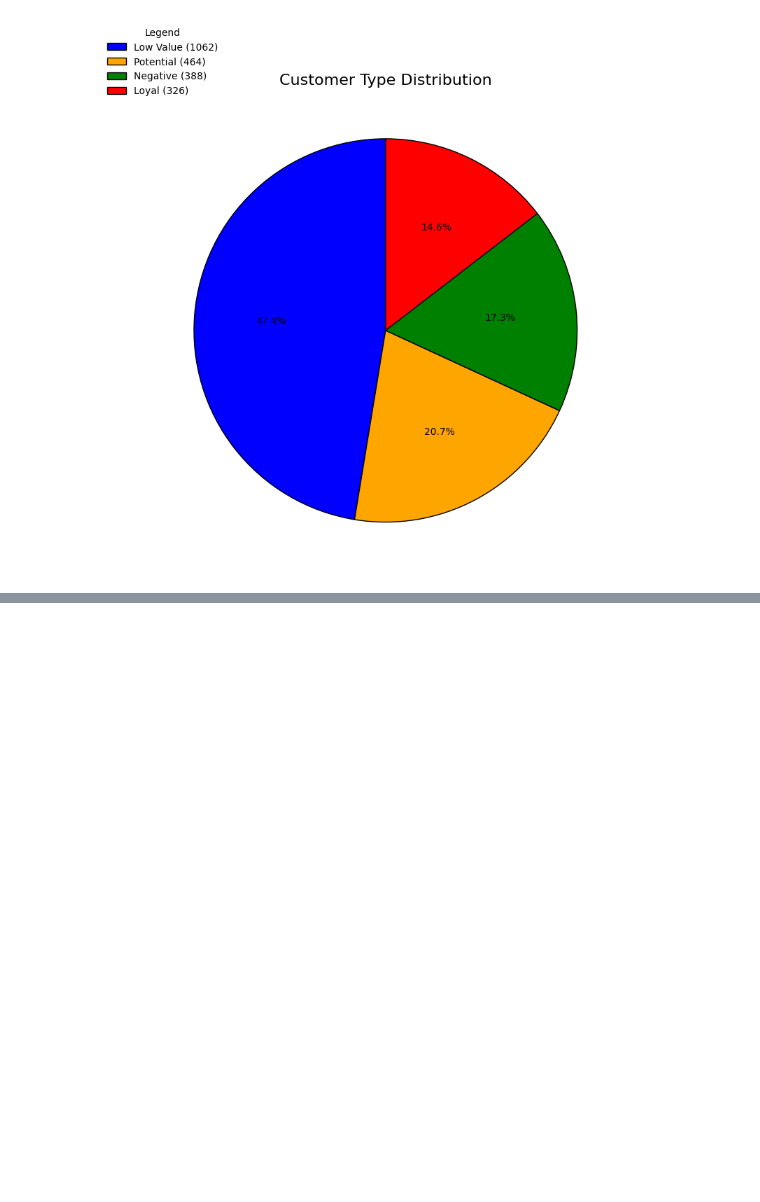
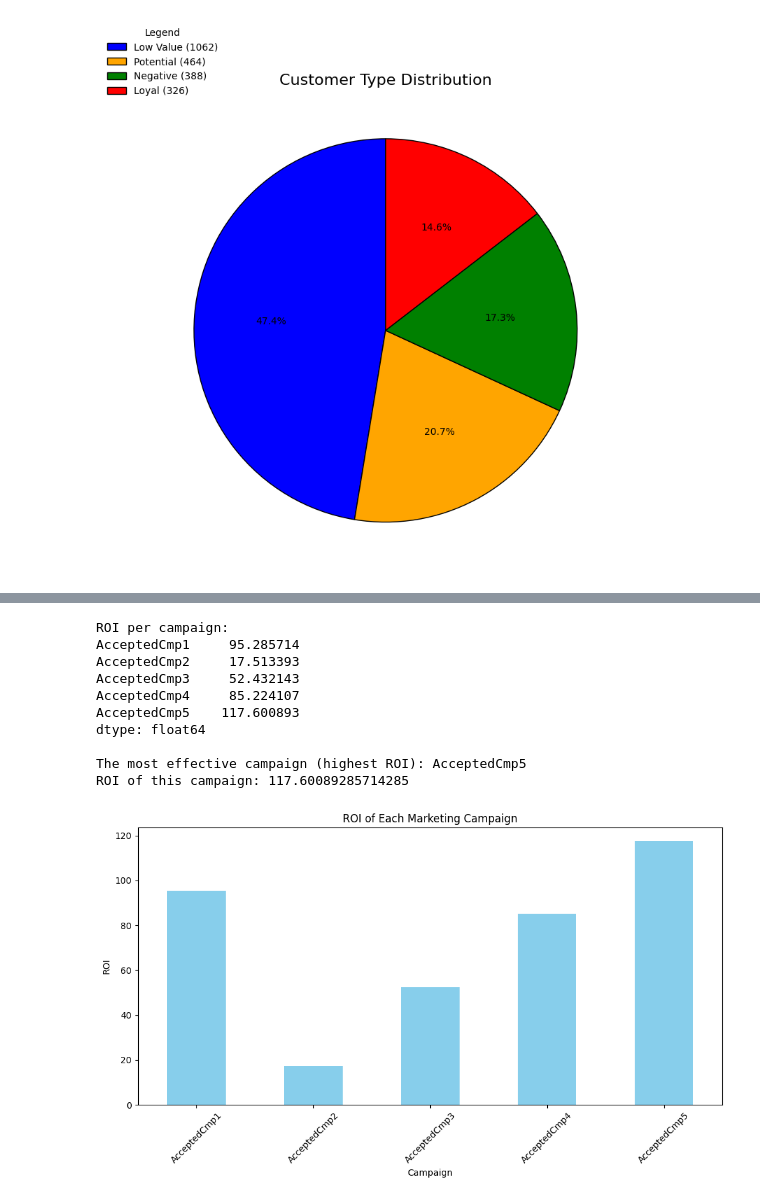
Before and after one commit to buitrongtrinh/Final-Project, a Jupyter notebook: Final_Project.ipynb, the cells around one changed output, grey strips where cells are left out. Drawn from its saved outputs; the diff is of its cells as text; code cells hidden in the pictures; blank space fills up the shorter version.

```diff
--- a/Final_Project.ipynb
+++ b/Final_Project.ipynb
@@ -341,0 +387,57 @@ visualize_customer_distribution_pie_top_left(customer_distribution_complete)
+# %%
+import pandas as pd
+import matplotlib.pyplot as plt
+
+# Đọc dữ liệu
+df = pd.read_csv('DataSet/marketing_campaign.csv', sep='\t')
+
+# Câu hỏi: Tính ROI cho mỗi chiến dịch marketing
+# Giả sử chi phí cho mỗi chiến dịch là 1 đơn vị (có thể thay đổi nếu có dữ liệu chi phí thực tế)
+cost_per_campaign = 1
+
+# Các chiến dịch marketing
+campaign_columns = ['AcceptedCmp1', 'AcceptedCmp2', 'AcceptedCmp3', 'AcceptedCmp4', 'AcceptedCmp5']
+spending_columns = ['MntWines', 'MntFruits', 'MntMeatProducts', 'MntFishProducts', 'MntSweetProducts', 'MntGoldProds']
+
+# Tính tổng chi tiêu cho mỗi chiến dịch marketing
+# Doanh thu từ các chiến dịch sẽ là tổng chi tiêu của khách hàng vào các sản phẩm
+total_spending = df[spending_columns].sum(axis=1)
+
+# Doanh thu cho từng chiến dịch marketing (tính doanh thu từ các chiến dịch)
+campaign_revenue = df[campaign_columns].multiply(total_spending, axis=0).sum()
+
+# Tính ROI cho mỗi chiến dịch
+roi_per_campaign = campaign_revenue / (cost_per_campaign * len(df))
+
+# In kết quả
+print("ROI per campaign:")
+print(roi_per_campaign)
+
+# Phân tích sâu về chiến dịch có ROI cao nhất
+best_campaign = roi_per_campaign.idxmax()  # Tìm chiến dịch có ROI cao nhất
+best_campaign_roi = roi_per_campaign.max()  # Giá trị ROI cao nhất
+
+print(f"\nThe most effective campaign (highest ROI): {best_campaign}")
+print(f"ROI of this campaign: {best_campaign_roi}")
+
+# Vẽ biểu đồ ROI cho các chiến dịch
+plt.figure(figsize=(10, 6))
+roi_per_campaign.plot(kind='bar', color='skyblue')
+plt.title('ROI of Each Marketing Campaign')
+plt.xlabel('Campaign')
+plt.ylabel('ROI')
+plt.xticks(rotation=45)
+plt.tight_layout()
+plt.show()
+# %% [output]
+ROI per campaign:
+AcceptedCmp1     95.285714
+AcceptedCmp2     17.513393
+AcceptedCmp3     52.432143
+AcceptedCmp4     85.224107
+AcceptedCmp5    117.600893
+dtype: float64
+
+The most effective campaign (highest ROI): AcceptedCmp5
+ROI of this campaign: 117.60089285714285
+[figure, added]
```
Also changed, not shown: parts of 2 cells of this notebook, 3 other files.
